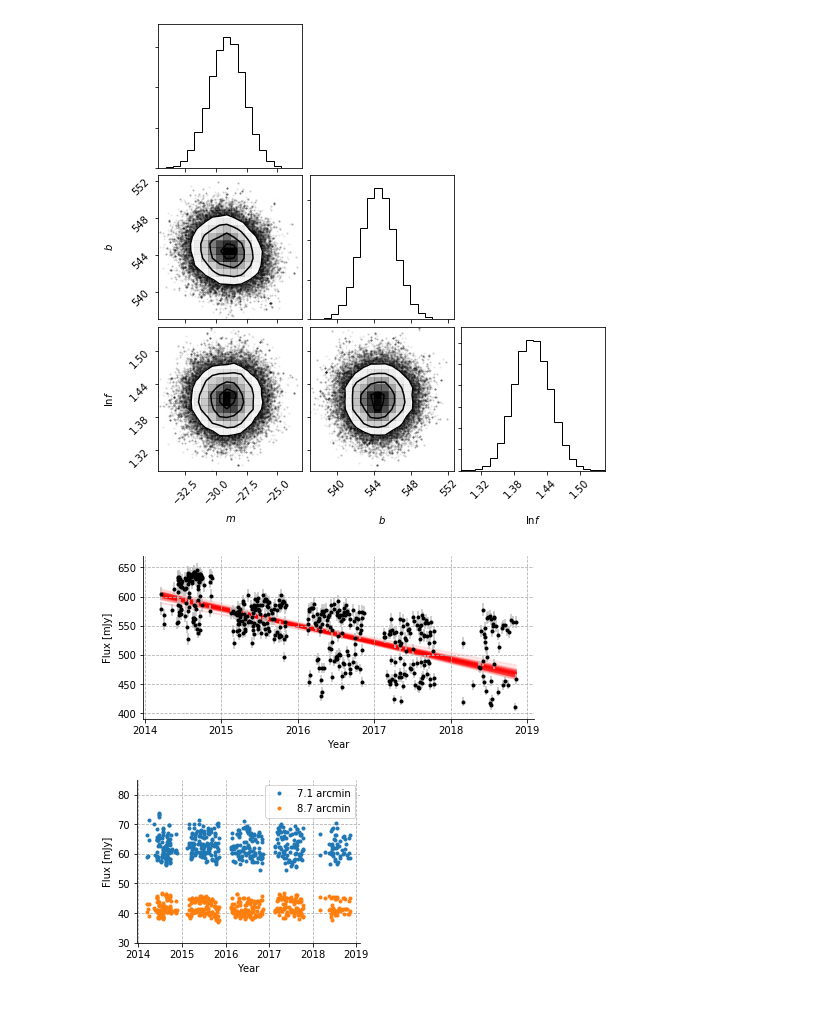
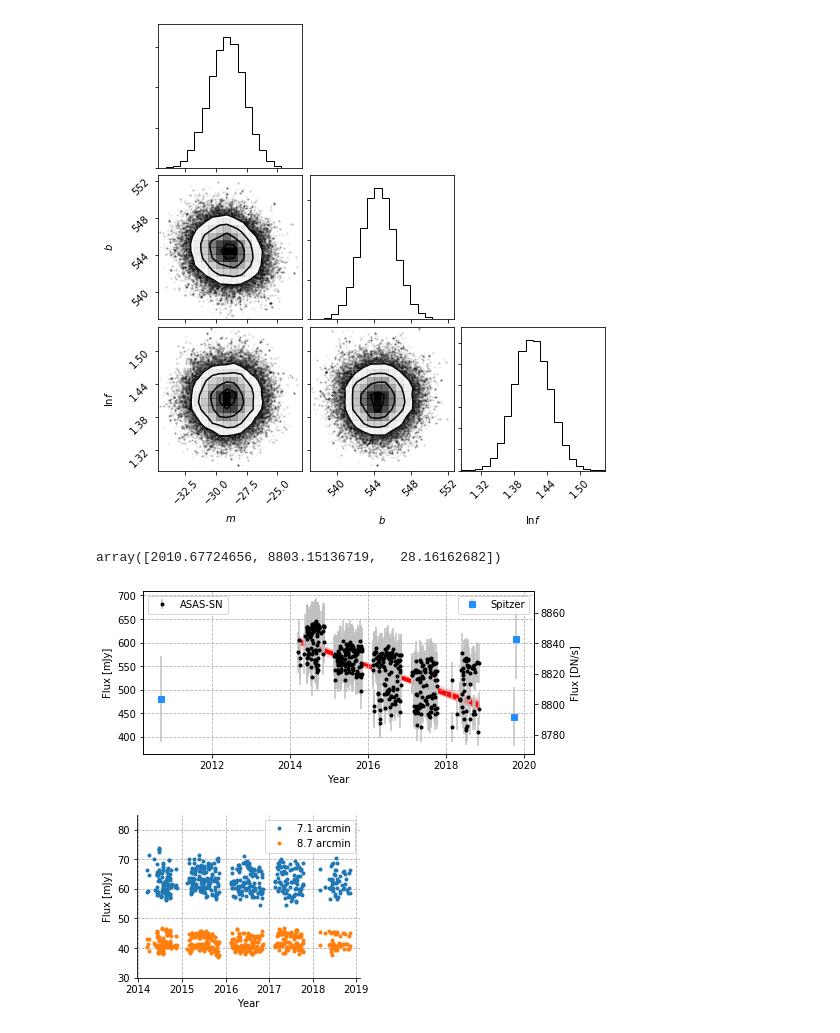
Before and after one commit to bmorris3/fader, a Jupyter notebook: asas-sn.ipynb, the cells around one changed output. Drawn from its saved outputs; the diff is of its cells as text; code cells hidden in the pictures.

```diff
--- a/asas-sn.ipynb
+++ b/asas-sn.ipynb
@@ -26,3 +32,5 @@ errors = errors[mask][sort]
+# %%
+spitzer_time, spitzer_flux, spitzer_error = np.load('data/spitzer.npy').T
 # %%
 plt.figure(figsize=(7, 3))
 plt.errorbar(times.decimalyear, fluxes, errors, fmt='.', color='k', ecolor='silver')
@@ -152,31 +160,34 @@ corner(samples, labels=[r'$m$', '$b$', '$\ln f$'])
 plt.show()
 # %% [output]
 [figure]
+# %%
+spitzer_time
+# %% [output]
+array([2010.67724656, 8803.15136719,   28.16162682])
 # %%
 slope = samples[:, 0]
 intercept = samples[:, 1]
 f = np.exp(samples[:, 2])
 # plt.errorbar(times.decimalyear, fluxes, f.mean() * errors, fmt='.', ecolor='silver')
 plt.figure(figsize=(7, 3))
-plt.errorbar(times.decimalyear, fluxes, errors, fmt='.', color='k', ecolor='silver')
+plt.errorbar(times.decimalyear, fluxes, f.mean() * errors, fmt='.', color='k', ecolor='silver', label='ASAS-SN')
 plt.ylabel('Flux [mJy]')
 plt.xlabel('Year')
-# plt.ylim([400, 700])
-ax = plt.gca()
-
-for s in ['right', 'top']:
-    ax.spines[s].set_visible(False)
-
-ax.grid(ls='--')
+plt.grid(ls='--')
 skip = 1000
 for m, b in zip(slope[::skip], intercept[::skip]):
     plt.plot(times.decimalyear, m*(times.decimalyear - times.decimalyear.mean()) + b, alpha=0.1, color='r', zorder=-10)
 # plt.ylim([400, 700])
+plt.legend(loc='upper left')
+ax2 = plt.gca().twinx()
+ax2.errorbar(spitzer_time, spitzer_flux, spitzer_error, fmt='s', color='DodgerBlue', ecolor='silver', label='Spitzer')
+ax2.set_ylabel('Flux [DN/s]')
+plt.legend(loc='upper right')
 
 
 plt.savefig('plots/asas-sn.pdf', bbox_inches='tight')
 # %% [output]
-[figure, old version]
+[figure, new version]
 # %%
 from astropy.coordinates import SkyCoord
 
```
Also changed, not shown: parts of 3 cells of this notebook, 1 other file.
